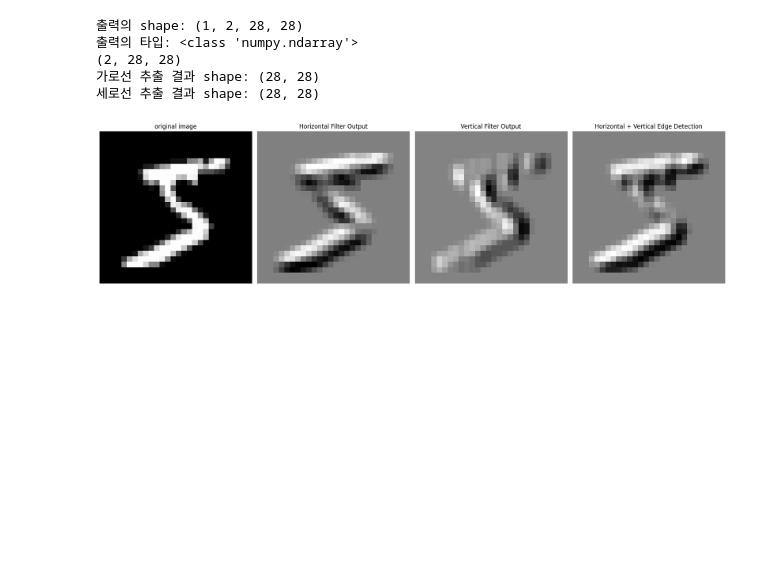
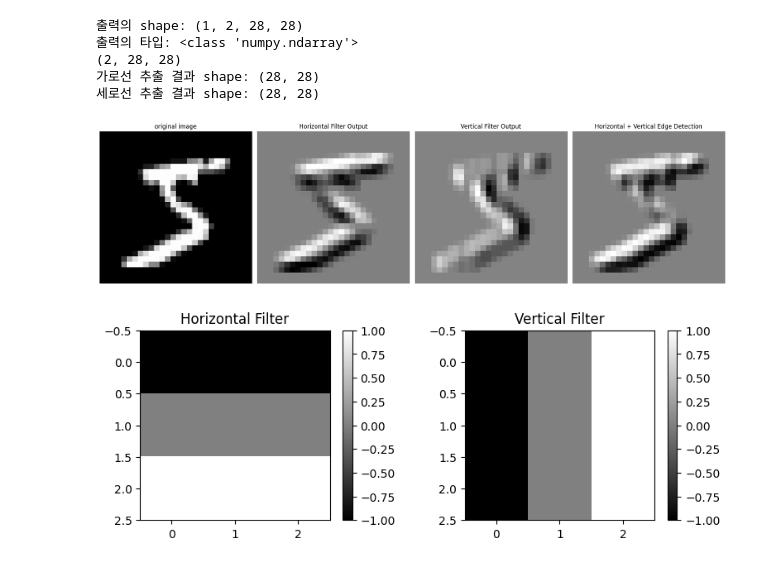
Before and after one commit to brighteen/Deep-Learning, a Jupyter notebook: 날코딩/Conv리뷰.ipynb, the cells around one changed output. Cells and saved outputs as stored; diff of their text form; code cells hidden in the pictures; blank space fills up the shorter version.

```diff
--- a/날코딩/Conv리뷰.ipynb
+++ b/날코딩/Conv리뷰.ipynb
@@ -230,3 +230,20 @@ plt.tight_layout()
 plt.show()
 # %% [output]
 [figure]
+# %%
+plt.figure(figsize=(8, 3))
+
+plt.subplot(1, 2, 1)
+plt.imshow(horizontal_filter, cmap='gray')
+plt.title('Horizontal Filter')
+plt.colorbar()
+
+plt.subplot(1, 2, 2)
+plt.imshow(vertical_filter, cmap='gray')
+plt.title('Vertical Filter')
+plt.colorbar()
+
+plt.tight_layout()
+plt.show()
+# %% [output]
+[figure, added]
```
